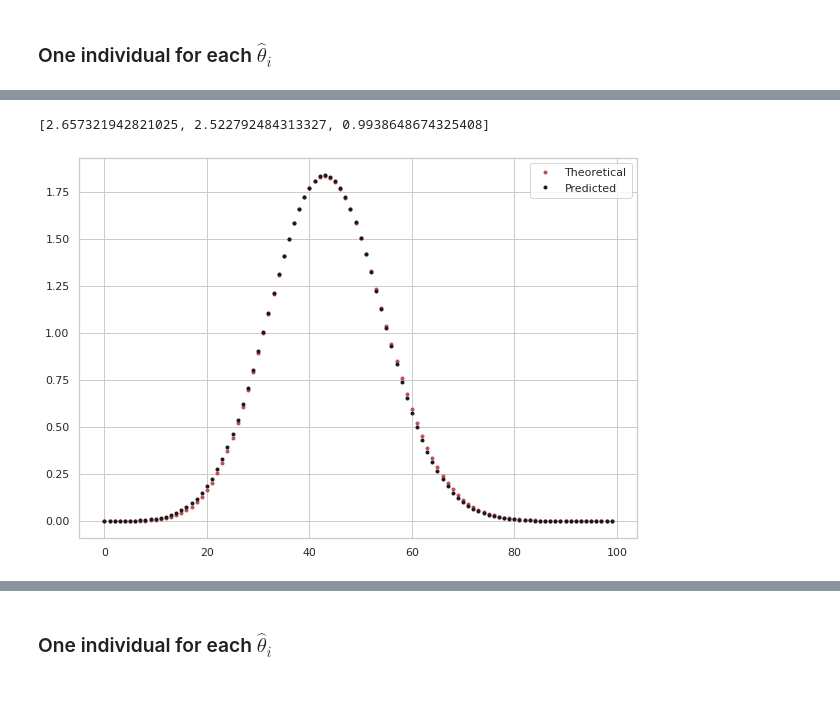
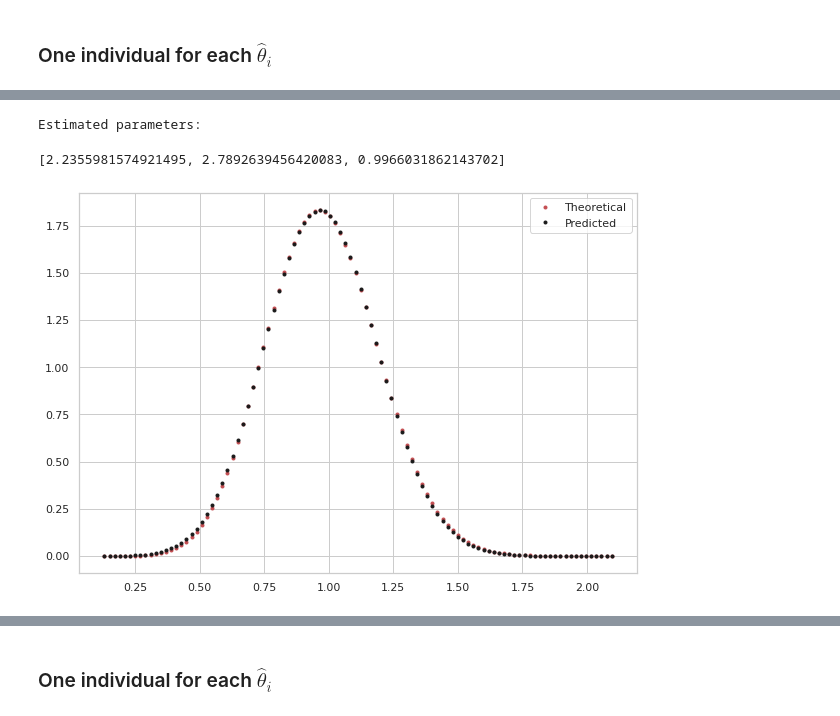
Before and after one commit to SamuelBFG/ga-fading, a Jupyter notebook: DEAP_KappaMu_Fitting.ipynb, the cells around one changed output, grey strips where cells are left out. Saved outputs shown, nothing was run; the diff lists cells and outputs as text; code cells hidden in the pictures.

```diff
--- a/DEAP_KappaMu_Fitting.ipynb
+++ b/DEAP_KappaMu_Fitting.ipynb
@@ -52,6 +137,15 @@ def fitnessFunction(theta):
   cost = 1/n * sum(val**2 for val in (Y-y_pred))
   return (cost,)
 # %%
-ku = KappaMu(kappa=1, mu=4, r_hat=1, numSamples=100, numSim=10**6)
+### PARAMETERS
+
+kappa = 1
+mu = 4
+r_hat = 1
+numSamples = 100
+numSim = 10**6
+theta = [kappa, mu, r_hat]
+# %%
+ku = KappaMu(kappa, mu, r_hat, numSamples, numSim)
 # %%
 r = np.linspace(0, 3, 3000) # theoretical envelope PDF x axes
@@ -123,23 +225,24 @@ Current best fitness: (0.00012115828862295748,)
-# %%
-hof[0]
-# %% [output]
-[2.657321942821025, 2.522792484313327, 0.9938648674325408]
+# %%
+print('Estimated parameters: ')
+hof[0]
+# %% [output]
+Estimated parameters:
+[2.2355981574921495, 2.7892639456420083, 0.9966031862143702]
 # %%
-theta = [1,4,1]
 kappa = theta[0]
 mu = theta[1]
 r_hat = theta[2]
 X = ku.X
 Y = ku.Y
 y_pred = computePDF(X, kappa, mu, r_hat)
 
 plt.figure(figsize=(10,7))
-plt.plot(y_pred,'.r', label='Theoretical')
-plt.plot(computePDF(X,hof[0][0],hof[0][1],hof[0][2]),'.k', label='Predicted')
+plt.plot(X, y_pred,'.r', label='Theoretical')
+plt.plot(X, computePDF(X,hof[0][0],hof[0][1],hof[0][2]),'.k', label='Predicted')
 plt.legend()
 plt.show()
 # %% [output]
-[figure, old version]
+[figure, new version]
 # %%
 plt.figure(figsize=(10,7))
 plt.plot(y_pred,'.r', label='Theoretical')
```
Also changed, not shown: parts of 36 cells of this notebook.
